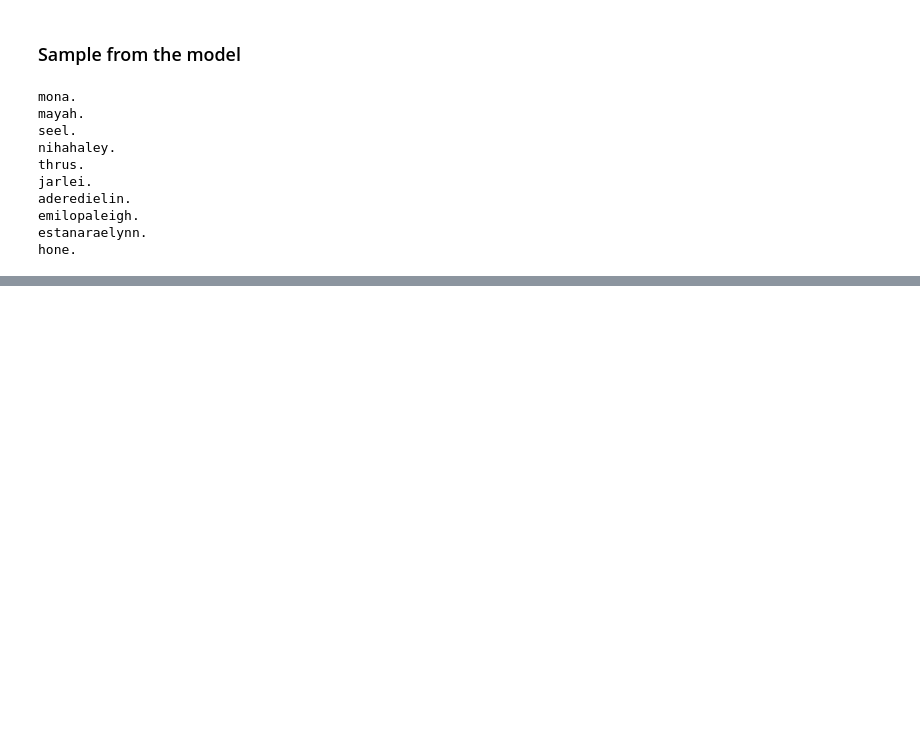
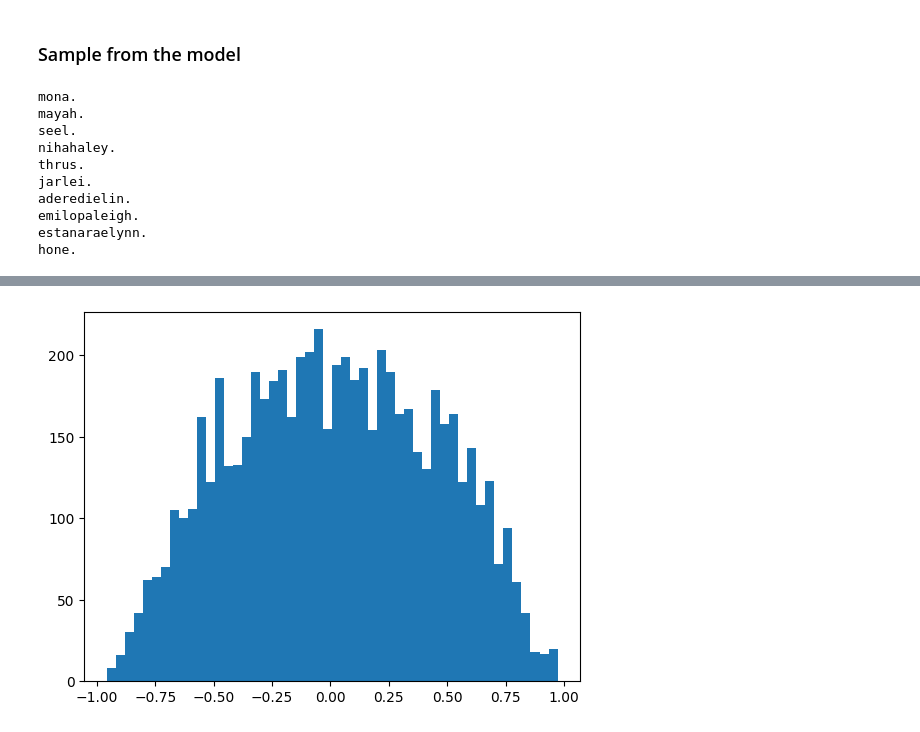
Before and after one commit to ahmedmustahid/makemore, a Jupyter notebook: makemore_3_act_grad_bn.ipynb, the cells around one changed output, grey strips where cells are left out. Saved outputs shown, nothing was run; the diff lists cells and outputs as text; code cells hidden in the pictures; blank space fills up the shorter version.

```diff
--- a/makemore_3_act_grad_bn.ipynb
+++ b/makemore_3_act_grad_bn.ipynb
@@ -194,0 +681,5 @@ hone.
+# %%
+
+plt.hist(h.view(-1).tolist(), 50);
+# %% [output]
+[figure, added]
```
Also changed, not shown: parts of 96 cells of this notebook.
